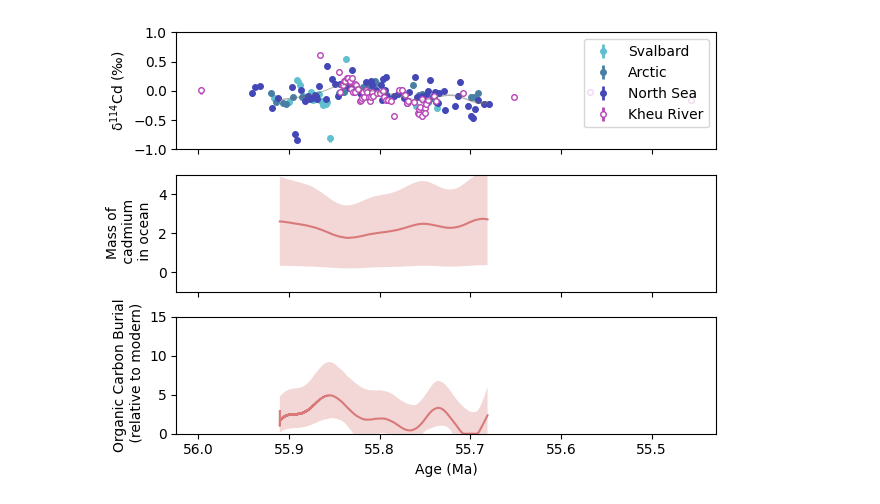
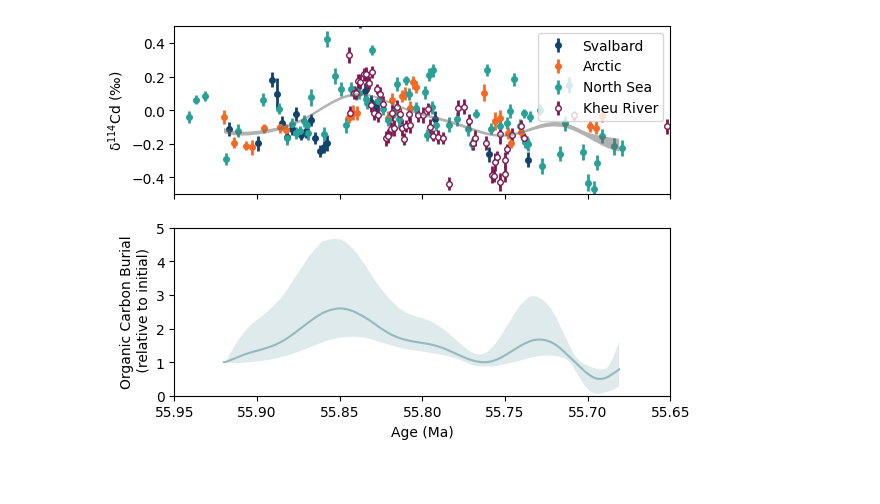
Before and after one commit to DISTILL-RHUL/petm-cadmium-carbon, a Jupyter notebook: plot_invert_organic.ipynb, the cells around one changed output. Cells and saved outputs as stored; diff of their text form; code cells hidden in the pictures; blank space fills up the shorter version.

```diff
--- a/plot_invert_organic.ipynb
+++ b/plot_invert_organic.ipynb
@@ -114,24 +226,17 @@ figure
 # %%
 # Plot
-figure,axes = pyplot.subplots(nrows=3,sharex=True)
-
+figure,axes = pyplot.subplots(nrows=2,sharex=True)
 common_attributes = {"fmt":'o',
                      "zorder":0,
                      "markersize":4,
                      "linewidth":2}
-# handle_0 = axes[0].errorbar(svalbard_data["Age model"],svalbard_data["δ114Cd(‰)"],yerr=svalbard_data["2se"]/2*10,fmt='o',color="#60c0cf",zorder=-1,markersize=5,alpha=0.5,linewidth=2)
-handle_0 = axes[0].errorbar(svalbard_data["Age model"],svalbard_data["δ114Cd(‰)"],yerr=svalbard_data["2se"],color="#60c0cf",ecolor="#60c0cf",**common_attributes)
-
-# handle_1 = axes[0].errorbar(arctic_data["Age model.1"],arctic_data["δ114Cd(‰).1"],yerr=arctic_data["2se.1"]/2*10,fmt='o',color="#4a7fa4",zorder=-1,markersize=5,alpha=0.5,linewidth=2)
-handle_1 = axes[0].errorbar(arctic_data["Age model.1"],arctic_data["δ114Cd(‰).1"],yerr=arctic_data["2se.1"],color="#4a7fa4",ecolor="#4a7fa4",**common_attributes)
-
-# handle_2 = axes[0].errorbar(northsea_data["Age model.2"],northsea_data["δ114Cd(‰).2"],yerr=northsea_data["2se.2"]/2*10,fmt='o',color="#4448b7",zorder=-1,markersize=5,alpha=0.5,linewidth=2)
-handle_2 = axes[0].errorbar(northsea_data["Age model.2"],northsea_data["δ114Cd(‰).2"],yerr=northsea_data["2se.2"],color="#4448b7",ecolor="#4448b7",**common_attributes)
-
-# handle_3 = axes[0].errorbar(kheu_data["Age model.3"],kheu_data["δ114Cd(‰).3"],yerr=kheu_data["2se.4"]/2*10,fmt='o',color="#b744b7",zorder=-1,markersize=5,alpha=0.5,linewidth=2)
-handle_3 = axes[0].errorbar(kheu_data["Age model.3"],kheu_data["δ114Cd(‰).3"],yerr=kheu_data["2se.4"],markeredgecolor="#b744b7",ecolor="#b744b7",fmt='o',markerfacecolor="#ffffff",zorder=0,markersize=4,linewidth=2)
+handle_0 = axes[0].errorbar(svalbard_data["Age model"],svalbard_data["δ114Cd(‰)"],yerr=svalbard_data["2se"],color="#12436D",ecolor="#12436D",**common_attributes)
+handle_1 = axes[0].errorbar(arctic_data["Age model.1"],arctic_data["δ114Cd(‰).1"],yerr=arctic_data["2se.1"],color="#F46A25",ecolor="#F46A25",**common_attributes)
+handle_2 = axes[0].errorbar(northsea_data["Age model.2"],northsea_data["δ114Cd(‰).2"],yerr=northsea_data["2se.2"],color="#28A197",ecolor="#28A197",**common_attributes)
+handle_3 = axes[0].errorbar(kheu_data["Age model.3"],kheu_data["δ114Cd(‰).3"],yerr=kheu_data["2se.4"],markeredgecolor="#801650",ecolor="#801650",fmt='o',markerfacecolor="#ffffff",zorder=0,markersize=4,linewidth=2)
 
 axes[0].legend([handle_0,handle_1,handle_2,handle_3],["Svalbard","Arctic","North Sea","Kheu River"])
+
 
 # cadmium_gp.plotArea(axis=axes[0],group=-1,color="#aaaaaa",alpha=0.5,set_axes=False,zorder=1)
 # cadmium_gp.plotMean(axis=axes[0],group=-1,color="#666666",linestyle="--",zorder=2)
@@ -140,59 +245,43 @@ indices = range(0,len(prior_results))
 colormap = pyplot.colormaps.get_cmap("autumn")(numpy.linspace(0,1,len(indices)))
 
 
 ages = numpy.concatenate((svalbard_data["Age model"],arctic_data["Age model.1"],northsea_data["Age model.2"]))
-time = prior_results[0]["time"][:-1]
+time = prior_metrics["time"].values
 interpolation_ages = [ages,time]
 
 # First subplot
 d114Cd_prior_patch_x = numpy.concatenate((numpy.array(time),numpy.array(time[::-1])))
 d114Cd_prior_patch_y = numpy.concatenate((numpy.array(prior_metrics["seawater_d114Cd_lower_quantile"]),
                                     numpy.array(prior_metrics["seawater_d114Cd_upper_quantile"][::-1])))
 
 d114Cd_prior_patch = patches.Polygon(numpy.concatenate((d114Cd_prior_patch_x[:,numpy.newaxis],d114Cd_prior_patch_y[:,numpy.newaxis]),axis=1),facecolor="#666666",alpha=0.5)
 axes[0].add_patch(d114Cd_prior_patch)
 
 
 
-axes[0].set_ylim((-1.0,1.0))
+axes[0].set_ylim((-0.5,0.5))
 axes[0].set_ylabel("δ$^{114}$Cd (‰)")
 
 
 # Second subplot
-seawater_prior_patch_x = numpy.concatenate((numpy.array(time),numpy.array(time[::-1])))
-seawater_prior_patch_y = numpy.concatenate((numpy.array(prior_metrics["seawater_mass_lower_quantile"]/8.36e11),
-                                    numpy.array(prior_metrics["seawater_mass_upper_quantile"][::-1]/8.36e11)))
-
-seawater_prior_patch = patches.Polygon(numpy.concatenate((seawater_prior_patch_x[:,numpy.newaxis],seawater_prior_patch_y[:,numpy.newaxis]),axis=1),facecolor="#d97979",alpha=0.3)
-axes[1].add_patch(seawater_prior_patch)
-
-axes[1].plot(time,prior_metrics["seawater_mass_median"]/8.36e11,color="#d97979",linestyle="-")
-
-axes[1].set_ylabel("Mass of\n cadmium\n in ocean")
-axes[1].set_ylim((-1.0,5.0))
-
-
-# Third subplot
 organic_prior_patch_x = numpy.concatenate((numpy.array(time),numpy.array(time[::-1])))
-organic_prior_patch_y = numpy.concatenate((numpy.array(prior_metrics["organic_flux_lower_quantile"]/5287500),
-                                    numpy.array(prior_metrics["organic_flux_upper_quantile"][::-1]/5287500)))
+organic_prior_patch_y = numpy.concatenate((numpy.array(posterior_metrics["relative_organic_flux_lower_quantile"]),
+                                    numpy.array(posterior_metrics["relative_organic_flux_upper_quantile"][::-1])))
 
 organic_prior_patch = patches.Polygon(numpy.concatenate((organic_prior_patch_x[:,numpy.newaxis],
                                                                     organic_prior_patch_y[:,numpy.newaxis]),
                                                                     axis=1),
-                                                         facecolor="#d97979",
+                                                         facecolor="#94babd",
                                                          alpha=0.3)
-axes[2].add_patch(organic_prior_patch)
-axes[2].plot(time,prior_metrics["organic_flux_median"]/5287500,color="#d97979",linestyle="-")
+axes[1].add_patch(organic_prior_patch)
+axes[1].plot(time,posterior_metrics["relative_organic_flux_median"],color="#94babd",linestyle="-")
 
+axes[1].set_xlim((55.95,55.65))
+axes[1].set_ylim((0.0,5.0))
 
-axes[2].set_ylim((0.0,15.0))
+axes[1].set_xlabel("Age (Ma)")
+axes[1].set_ylabel("Organic Carbon Burial\n (relative to initial)")
 
-axes[2].invert_xaxis()
-axes[2].set_xlabel("Age (Ma)")
-axes[2].set_ylabel("Organic Carbon Burial\n (relative to modern)")
-
-figure.tight_layout()
-figure.savefig("./figures/cadmium_prior.png",transparent=True)
+pyplot.show()
 # %% [output]
-[figure, old version]
+[figure, new version]
```
Also changed, not shown: parts of 17 cells of this notebook, 8 other files.
